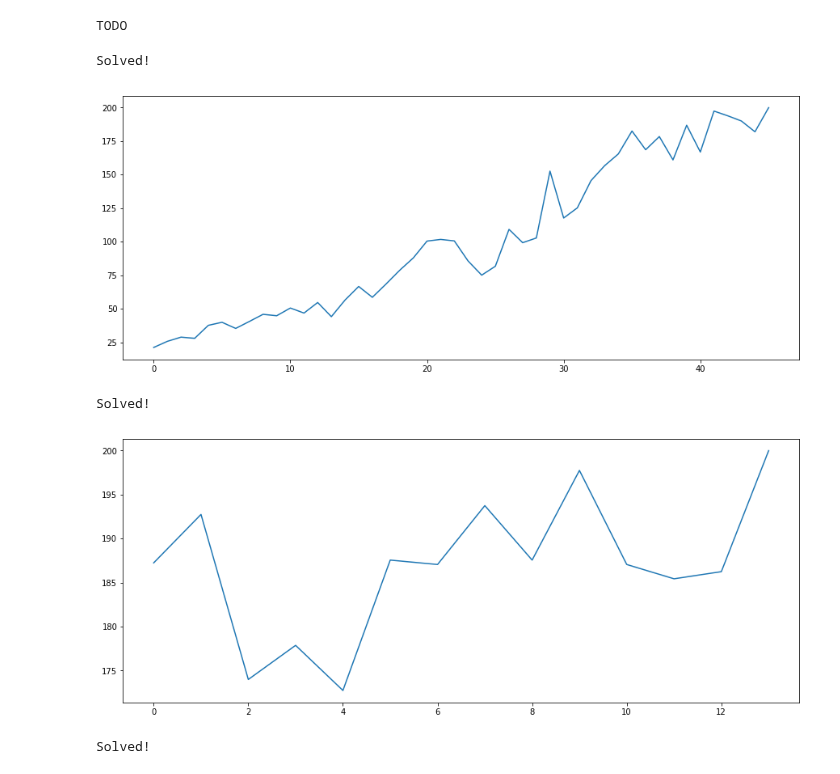
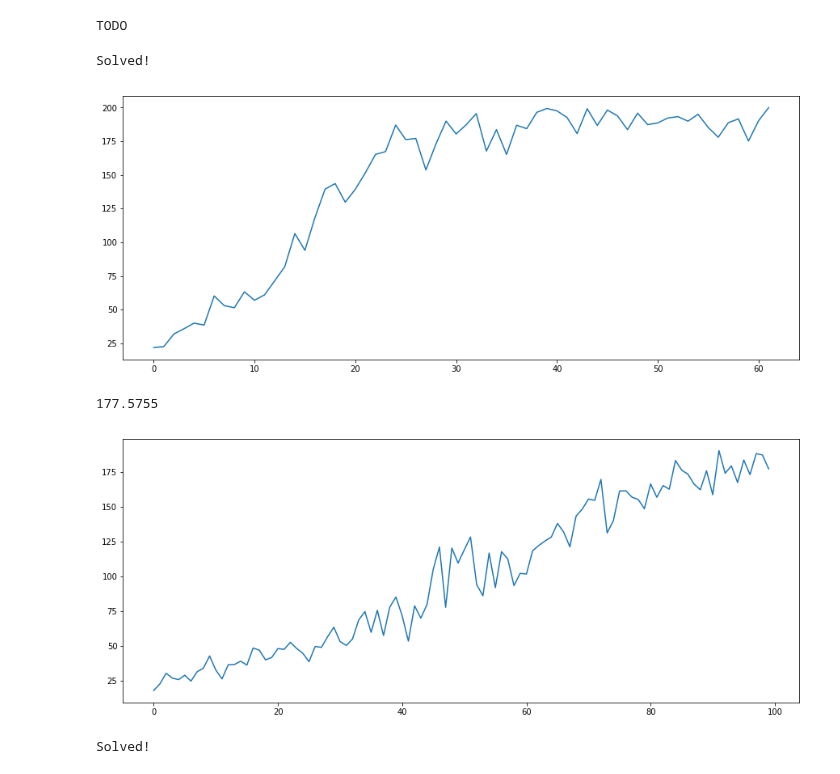
Before and after one commit to QuentinDuval/PythonExperiments, a Jupyter notebook: ml/rl/4_cartpole.ipynb, the cells around one changed output. Cells and saved outputs as stored; diff of their text form; code cells hidden in the pictures.

```diff
--- a/ml/rl/4_cartpole.ipynb
+++ b/ml/rl/4_cartpole.ipynb
@@ -201,7 +201,7 @@ class EpisodeOutcome:
 
 def play_episode(env, policy: nn.Module) -> EpisodeOutcome:
     outcome = EpisodeOutcome()
-    policy = PolicyAgent(policy_net)
+    policy = PolicyAgent(policy)
     state = env.reset()
     done = False
     while not done:
@@ -235,6 +235,14 @@ def improve_policy(policy: nn.Module, episodes: List[EpisodeOutcome], iteration_
             optimizer.step()
 
 
+def print_progession(score: float):
+    if score < 200.:
+        print(score, end='\r')
+    else:
+        sys.stdout.write("\x1b[A") # Clear the line
+        print("Solved!")
+
+
 def train_cross_entropy(env, policy: nn.Module,
                         iteration_count: int = 100,
                         batch_size: int = 1000,
@@ -242,12 +250,12 @@ def train_cross_entropy(env, policy: nn.Module,
                         batch_iterations: int = 100,
                         learning_rate: float = 1e-1) -> List[float]:
     mean_scores = []
-    for _ in trange(iteration_count):
+    for _ in range(iteration_count):
         episodes = [play_episode(env, policy) for _ in range(batch_size)]
         mean_score = np.mean([e.score for e in episodes])
         mean_scores.append(mean_score)
+        print_progession(mean_score)
         if mean_score >= 200:
-            print("Solved!")
             break
 
         episodes.sort(key=lambda e: e.score)
@@ -271,7 +279,7 @@ with gym.make("CartPole-v0") as env:
     plt.show()
 # %% [output]
 Solved!
-[figure, old version]
+[figure, new version]
 # %%
 class PolynomialRegressionNet(nn.Module):
     def __init__(self):
@@ -285,36 +293,36 @@ class PolynomialRegressionNet(nn.Module):
             xs = torch.stack([self._transform(observation) for observation in observations])
         else:
             xs = self._transform(observations)
         ys = self.fc(xs)
         if with_softmax:
             return self.softmax(ys)
         return ys
 
     def _transform(self, observation):
         xs = list(observation)
         k = len(observation)
         for i in range(k-1):
             for j in range(i+1, k):
                 xs.append(observation[i] * observation[j])
         return torch.FloatTensor(xs)
 
 
 """
 Test with the policy of a neural net
 """
 
 
 with gym.make("CartPole-v0") as env:
     polynomial_net = PolynomialRegressionNet()
-    scores = train_cross_entropy(env, policy_net,
+    scores = train_cross_entropy(env, polynomial_net,
                                  iteration_count=100, batch_size=16, batch_threshold=0.7,
                                  batch_iterations=5, learning_rate=1e-1)
     plt.figure(figsize=(15, 6))
     plt.plot(scores)
     plt.show()
 # %% [output]
-Solved!
+177.5755
-[figure, old version]
+[figure, new version]
 # %%
 """
 With Deep SARSA Learning
```
Also changed, not shown: parts of 1 cell of this notebook.
